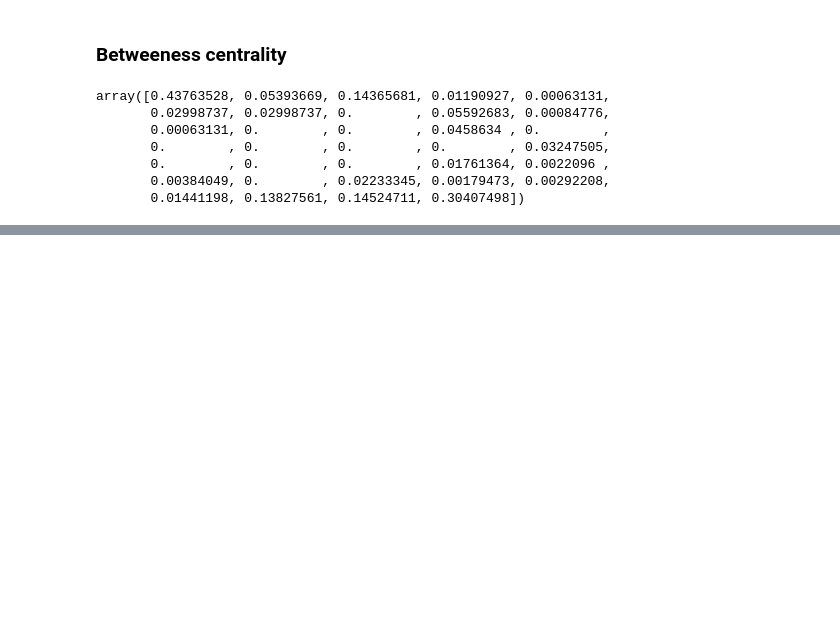
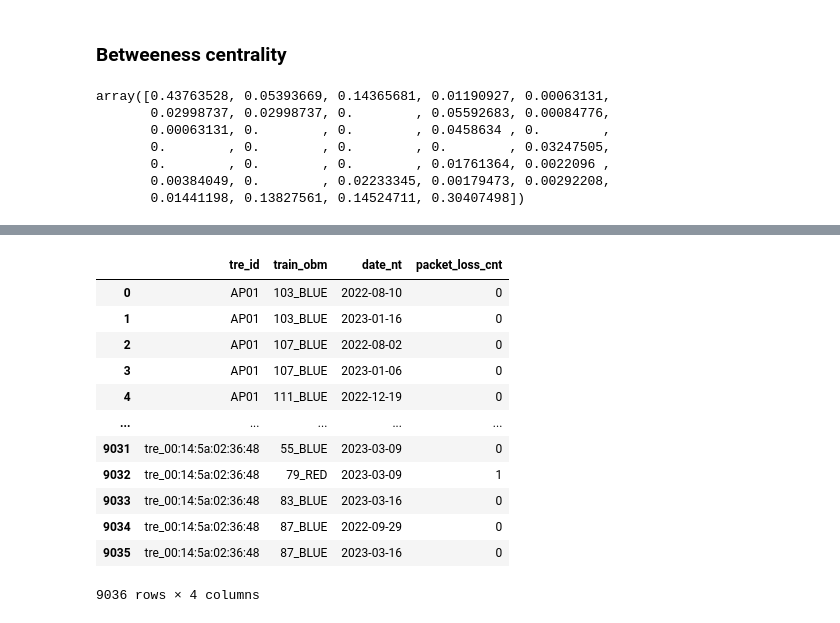
Before and after one commit to deva-k/devabook, a Jupyter notebook: book/graphs/graphs.ipynb, the cells around one changed output, grey strips where cells are left out. Cells and saved outputs as stored; diff of their text form; code cells hidden in the pictures; blank space fills up the shorter version.

```diff
--- a/book/graphs/graphs.ipynb
+++ b/book/graphs/graphs.ipynb
@@ -704,0 +714,12 @@ array([0.43763528, 0.05393669, 0.14365681, 0.01190927, 0.00063131,
+# %%
+# load kpi data from both dev and prod env
+stl_dev = pd.read_csv('curve_kpis_stl1_dev.csv',sep=';')
+stl_prod = pd.read_csv('curve_kpis_stl1_prod.csv',sep=';')
+# %%
+# get the date without time
+stl_dev['date_nt'] = stl_dev['date'].str[:10]
+stl_prod['date_nt'] = stl_prod['date'].str[:10]
+# %%
+# create a new column with train and obm color
+stl_dev['train_obm'] = stl_dev['train_id'].astype(str) +'_' + stl_dev["obm_color"]
+stl_prod['train_obm'] = stl_prod['train_id'].astype(str) +'_' + stl_prod["obm_color"]
@@ -704,0 +738,19 @@ array([0.43763528, 0.05393669, 0.14365681, 0.01190927, 0.00063131,
+# %%
+# group by tre and train_obm to get the average of eah combination
+bipartite_df = stl_dev.groupby(['tre_id','train_obm','date_nt']).agg({'packet_loss_cnt': 'sum'}).reset_index()
+# %%
+bipartite_df
+# %% [output]
+|  | tre_id | train_obm | date_nt | packet_loss_cnt |
+| 0 | AP01 | 103_BLUE | 2022-08-10 | 0 |
+| 1 | AP01 | 103_BLUE | 2023-01-16 | 0 |
+| 2 | AP01 | 107_BLUE | 2022-08-02 | 0 |
+| 3 | AP01 | 107_BLUE | 2023-01-06 | 0 |
+| 4 | AP01 | 111_BLUE | 2022-12-19 | 0 |
+| ... | ... | ... | ... | ... |
+| 9031 | tre_00:14:5a:02:36:48 | 55_BLUE | 2023-03-09 | 0 |
+| 9032 | tre_00:14:5a:02:36:48 | 79_RED | 2023-03-09 | 1 |
+| 9033 | tre_00:14:5a:02:36:48 | 83_BLUE | 2023-03-16 | 0 |
+| 9034 | tre_00:14:5a:02:36:48 | 87_BLUE | 2022-09-29 | 0 |
+| 9035 | tre_00:14:5a:02:36:48 | 87_BLUE | 2023-03-16 | 0 |
+9036 rows × 4 columns
```
Also changed, not shown: parts of 45 cells of this notebook.
